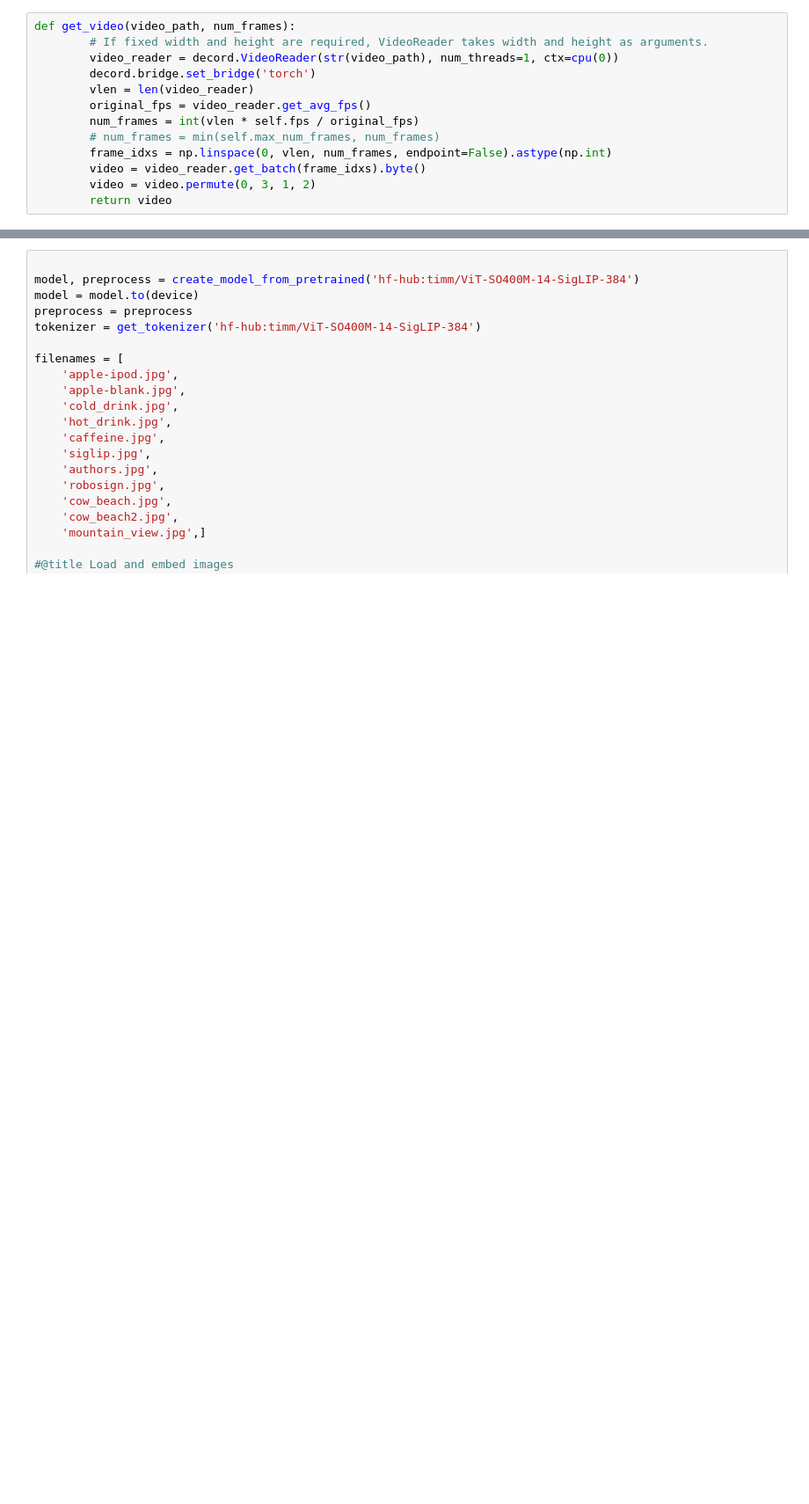
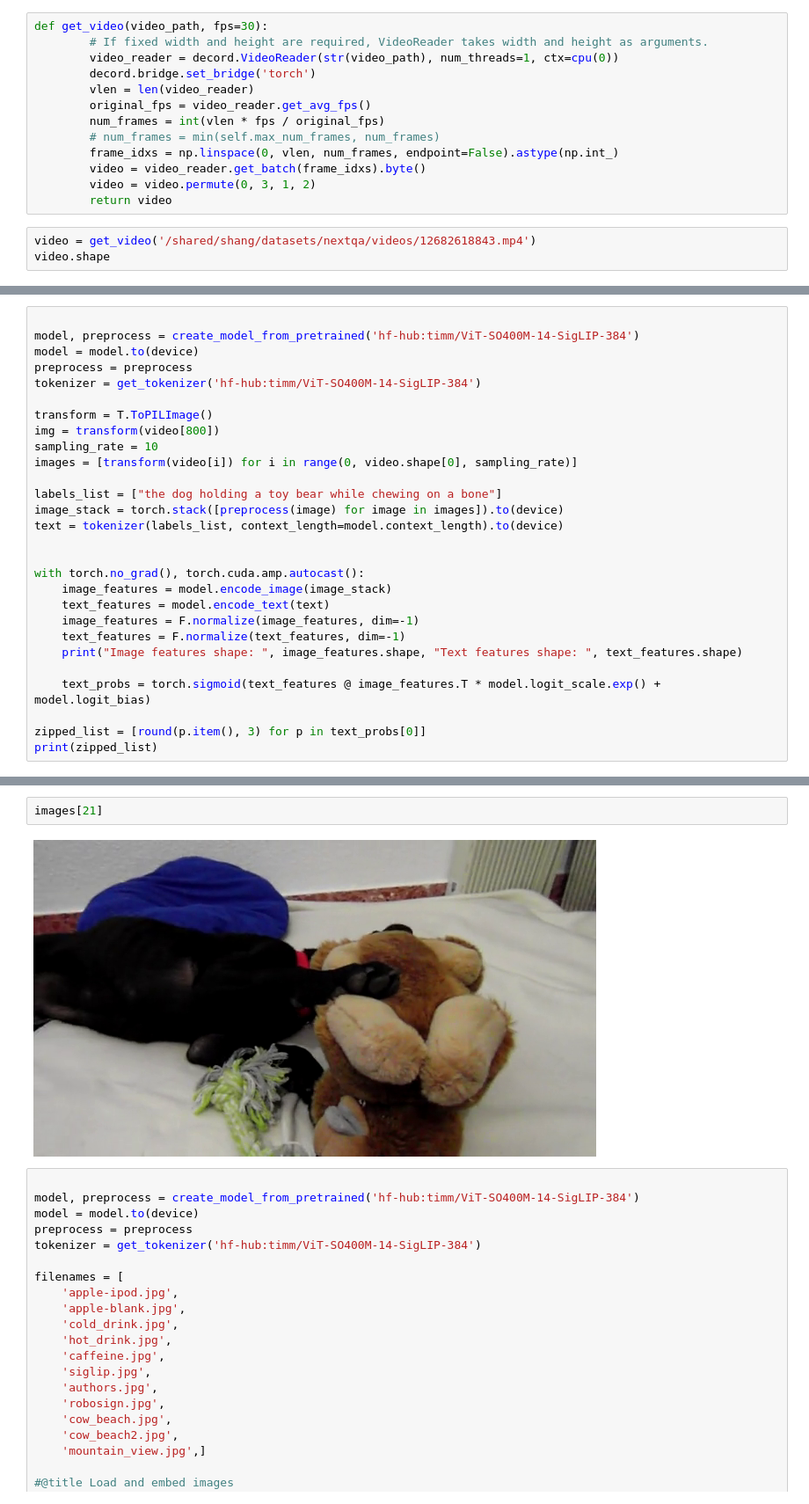
Before and after one commit to chuyishang/vidVQA, a Jupyter notebook: testing_new.ipynb, the cells around one changed output, grey strips where cells are left out. Shown at 88% size. Drawn from its saved outputs; the diff is of its cells as text; blank space fills up the shorter version.

```diff
--- a/testing_new.ipynb
+++ b/testing_new.ipynb
@@ -14,13 +22,16 @@ device(type='cuda')
 # %%
-def get_video(video_path, num_frames):
+def get_video(video_path, fps=30):
         # If fixed width and height are required, VideoReader takes width and height as arguments.
         video_reader = decord.VideoReader(str(video_path), num_threads=1, ctx=cpu(0))
         decord.bridge.set_bridge('torch')
         vlen = len(video_reader)
         original_fps = video_reader.get_avg_fps()
-        num_frames = int(vlen * self.fps / original_fps)
+        num_frames = int(vlen * fps / original_fps)
         # num_frames = min(self.max_num_frames, num_frames)
-        frame_idxs = np.linspace(0, vlen, num_frames, endpoint=False).astype(np.int)
+        frame_idxs = np.linspace(0, vlen, num_frames, endpoint=False).astype(np.int_)
         video = video_reader.get_batch(frame_idxs).byte()
         video = video.permute(0, 3, 1, 2)
         return video
+# %%
+video = get_video('/shared/shang/datasets/nextqa/videos/12682618843.mp4')
+video.shape
@@ -26,0 +46,28 @@ def get_video(video_path, num_frames):
+# %%
+
+model, preprocess = create_model_from_pretrained('hf-hub:timm/ViT-SO400M-14-SigLIP-384')
+model = model.to(device)
+preprocess = preprocess
+tokenizer = get_tokenizer('hf-hub:timm/ViT-SO400M-14-SigLIP-384')
+
+transform = T.ToPILImage()
+img = transform(video[800])
+sampling_rate = 10
+images = [transform(video[i]) for i in range(0, video.shape[0], sampling_rate)]
+
+labels_list = ["the dog holding a toy bear while chewing on a bone"]
+image_stack = torch.stack([preprocess(image) for image in images]).to(device)
+text = tokenizer(labels_list, context_length=model.context_length).to(device)
+
+
+with torch.no_grad(), torch.cuda.amp.autocast():
+    image_features = model.encode_image(image_stack)
+    text_features = model.encode_text(text)
+    image_features = F.normalize(image_features, dim=-1)
+    text_features = F.normalize(text_features, dim=-1)
+    print("Image features shape: ", image_features.shape, "Text features shape: ", text_features.shape)
+
+    text_probs = torch.sigmoid(text_features @ image_features.T * model.logit_scale.exp() + model.logit_bias)
+
+zipped_list = [round(p.item(), 3) for p in text_probs[0]]
+print(zipped_list)
@@ -27,3 +107,7 @@ def get_video(video_path, num_frames):
+# %%
+images[21]
+# %% [output]
+[figure, added]
 # %%
 
 model, preprocess = create_model_from_pretrained('hf-hub:timm/ViT-SO400M-14-SigLIP-384')
```
Also changed, not shown: parts of 10 cells of this notebook, 2 other files.
